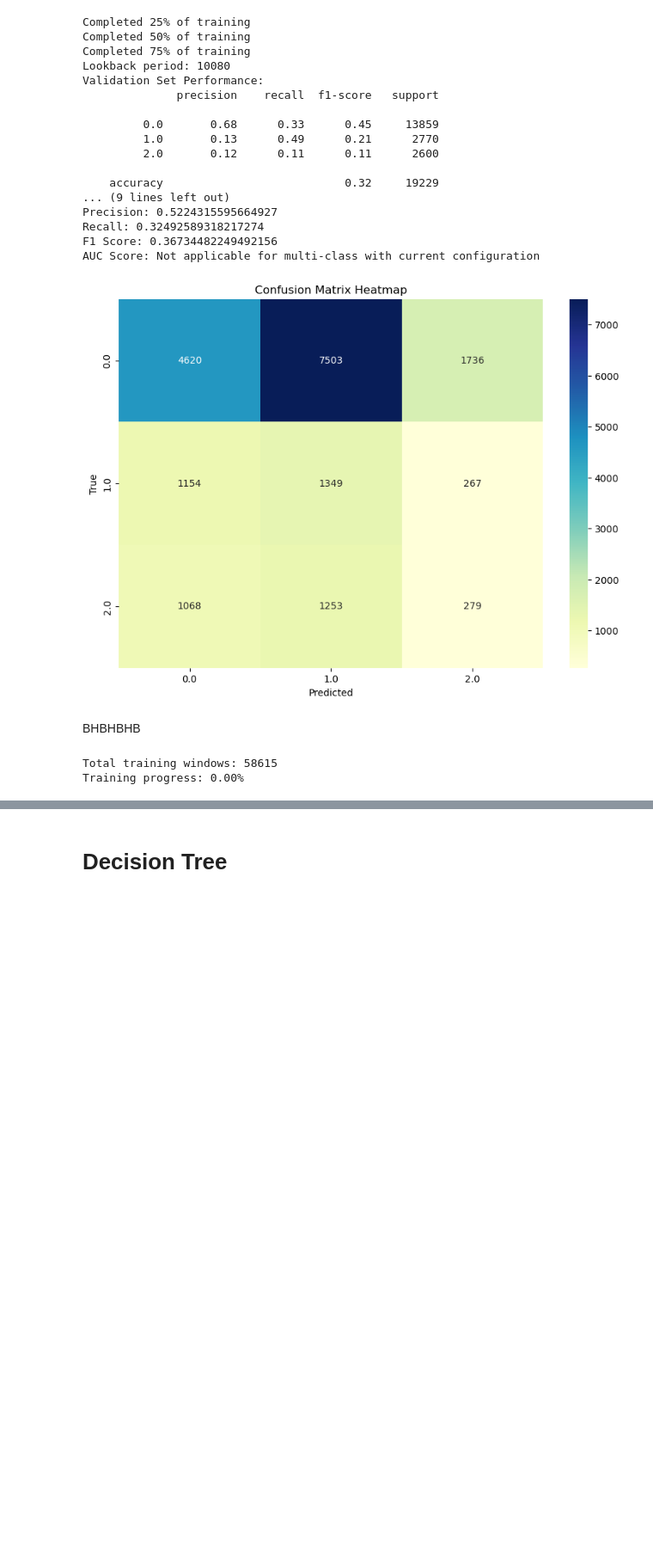
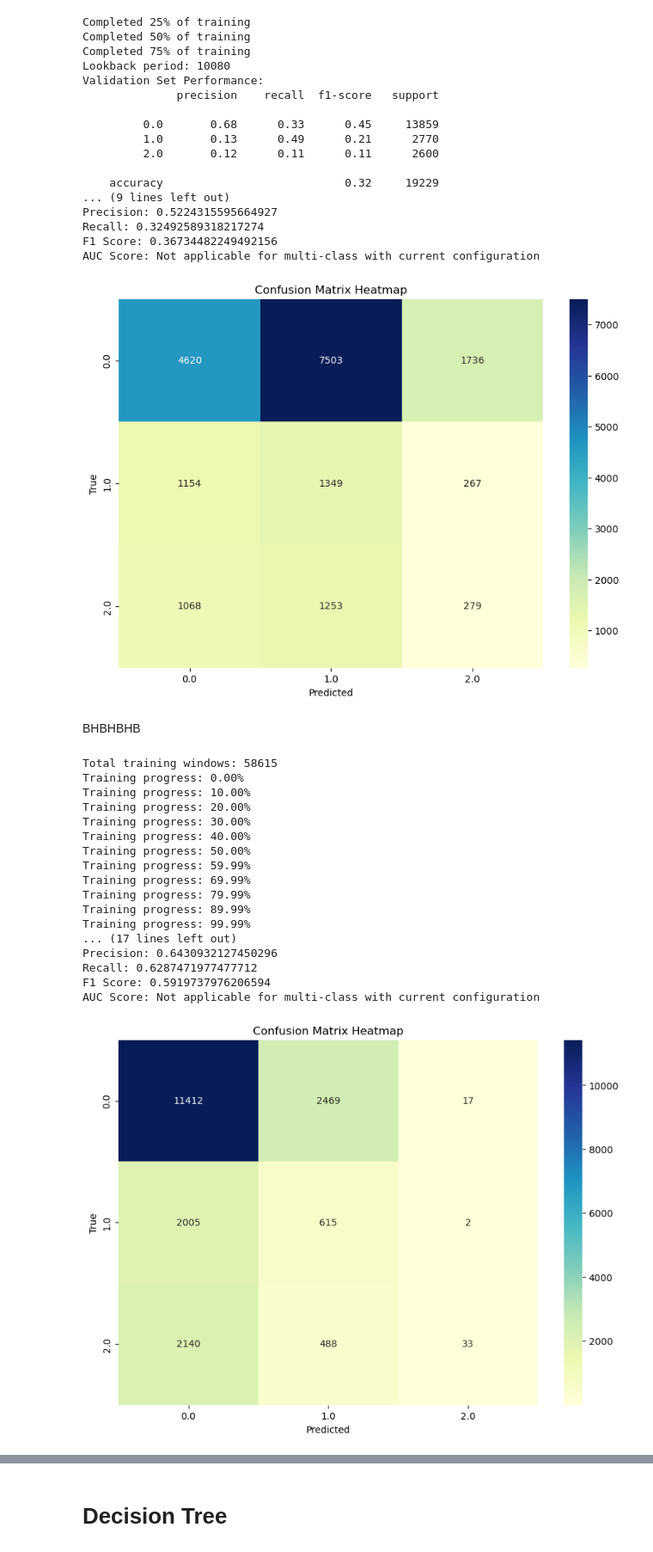
Before and after one commit to sflyranger/Stock_Price_Machine_Learning_Project, a Jupyter notebook: Amazon MultiClass Model.ipynb, the cells around one changed output, grey strips where cells are left out. Shown at 86% size. Cells and saved outputs as stored; diff of their text form; code cells hidden in the pictures; blank space fills up the shorter version.

```diff
--- a/Amazon MultiClass Model.ipynb
+++ b/Amazon MultiClass Model.ipynb
@@ -289,7 +339,7 @@ def train_validate_and_evaluate_model(train_df, validation_df, lookback_period,
     validation_df = validation_df[train_df.columns]  # Ensure validation set has the same columns
 
     # Initialize incremental learning model
-    model = SGDClassifier(loss='log_loss', max_iter=1000, tol=1e-3, class_weight={0: 0.45996920164446264, 2: 2.4927647193936147, 1: 2.354157628344179})
+    model = SGDClassifier(loss='log_loss', max_iter=1000, tol=1e-3, class_weight=class_weights_dict)
 
 
     unique_classes = train_df[target_column].unique()
@@ -410,7 +460,7 @@ def train_validate_and_evaluate_model(train_df, validation_df, lookback_period,
     validation_df = validation_df[train_df.columns]  # Ensure validation set has the same columns
 
     # Initialize incremental learning model
-    model = SGDClassifier(loss='log_loss', max_iter=1000, tol=1e-3, class_weight={0: 0.45996920164446264, 2: 2.4927647193936147, 1: 2.354157628344179})
+    model = SGDClassifier(loss='log_loss', max_iter=1000, tol=1e-3, class_weight=class_weights_dict)
 
 
     unique_classes = train_df[target_column].unique()
@@ -529,8 +579,7 @@ def train_validate_and_evaluate_model_sgd(train_df, validation_df, lookback_peri
     y_pred_val = []
 
     # Initialize incremental learning model with more balanced class weights
-    class_weights = {0: 0.5, 1: 3, 2: 3}  # Adjusted class weights
-    model = SGDClassifier(loss='log_loss', max_iter=1000, tol=1e-3, class_weight=class_weights)
+    model = SGDClassifier(loss='log_loss', max_iter=1000, tol=1e-3, class_weight=class_weights_dict)
 
     unique_classes = train_df[target_column].unique()
 
@@ -589,31 +638,47 @@ def train_validate_and_evaluate_model_sgd(train_df, validation_df, lookback_peri
 
     try:
         y_pred_val = model.predict(X_val_pca)
     except NotFittedError as e:
         return y_val.tolist(), []
 
     y_true_val = y_val.tolist()
 
     print("Validation Set Performance:")
     print(classification_report(y_true_val, y_pred_val))
     print("Model training and evaluation complete.")
 
     return y_true_val, y_pred_val
 
 # Define your splits
 validation_start = int(len(filtered_df) * 0.7)  # 70% training data
 test_start = int(len(filtered_df) * 0.9)        # 20% validation data
 
 # Split the data using Dask for efficiency
 filtered_df_dd = dd.from_pandas(filtered_df, npartitions=10, sort=False)  # Avoid sorting to prevent PyArrow usage
 train_df, validation_df, test_df = filtered_df_dd.loc[:validation_start].compute(), filtered_df_dd.loc[validation_start:test_start].compute(), filtered_df_dd.loc[test_start:].compute()
 
 # Train, validate, and evaluate models
 y_true_val, y_pred_val = train_validate_and_evaluate_model_sgd(train_df, validation_df, lookback_period=7800, target_column='Direction')
 
 # Evaluate the model on the validation set
 evaluate_model(y_true_val, y_pred_val)
 # %% [output]
 Total training windows: 58615
 Training progress: 0.00%
+Training progress: 10.00%
+Training progress: 20.00%
+Training progress: 30.00%
+Training progress: 40.00%
+Training progress: 50.00%
+Training progress: 59.99%
+Training progress: 69.99%
+Training progress: 79.99%
+Training progress: 89.99%
+Training progress: 99.99%
+... (17 lines left out)
+Precision: 0.6430932127450296
+Recall: 0.6287471977477712
+F1 Score: 0.5919737976206594
+AUC Score: Not applicable for multi-class with current configuration
+[figure, added]
 # %%
```
Also changed, not shown: parts of 8 cells of this notebook.
